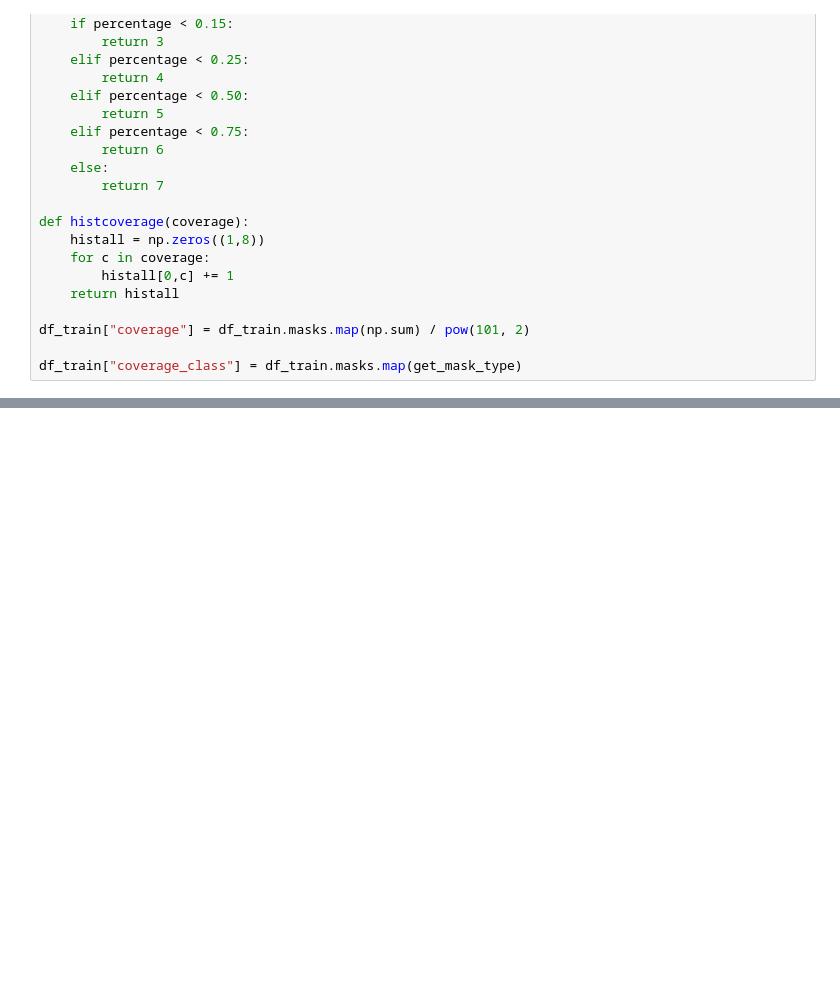
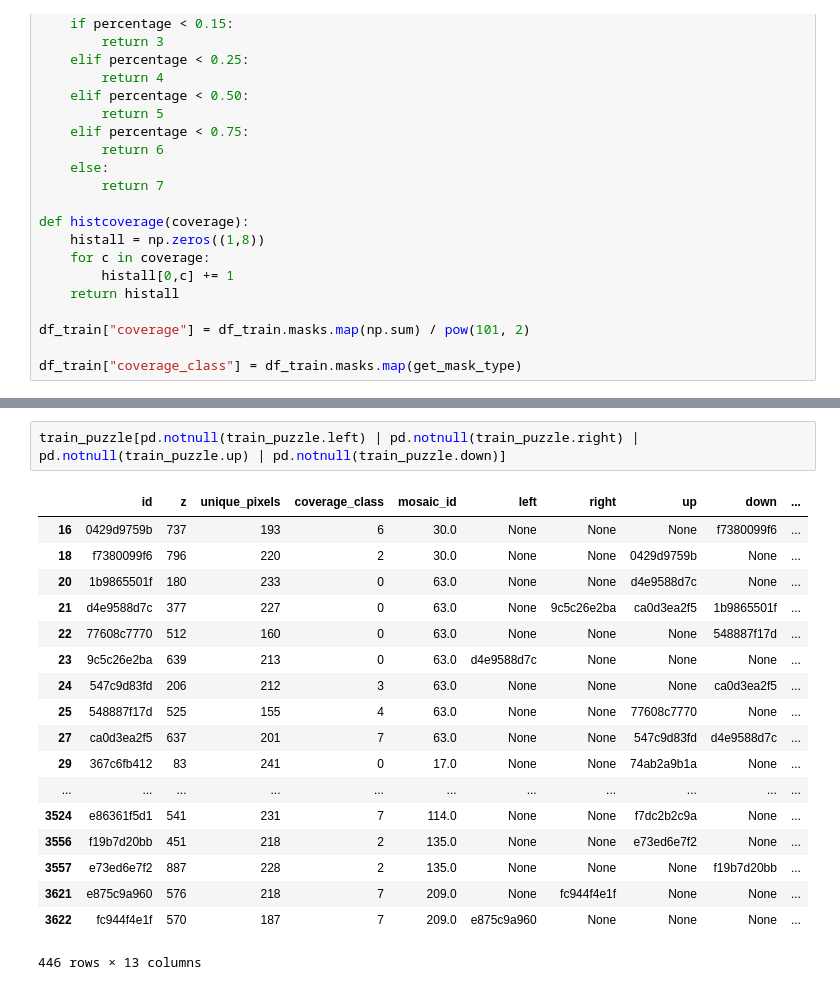
Before and after one commit to ybabakhin/kaggle_salt_bes_phalanx, a Jupyter notebook: datasets/EDA.ipynb, the cells around one changed output, grey strips where cells are left out. Drawn from its saved outputs; the diff is of its cells as text; blank space fills up the shorter version.

```diff
--- a/datasets/EDA.ipynb
+++ b/datasets/EDA.ipynb
@@ -100,0 +323,21 @@ df_train[['fold','coverage_class']].to_csv(os.path.join(DATA_ROOT,'train_proc_v4
+# %%
+train_puzzle[pd.notnull(train_puzzle.left) | pd.notnull(train_puzzle.right) | pd.notnull(train_puzzle.up) | pd.notnull(train_puzzle.down)]
+# %% [output]
+|  | id | z | unique_pixels | coverage_class | mosaic_id | left | right | up | down | ... |
+| 16 | 0429d9759b | 737 | 193 | 6 | 30.0 | None | None | None | f7380099f6 | ... |
+| 18 | f7380099f6 | 796 | 220 | 2 | 30.0 | None | None | 0429d9759b | None | ... |
+| 20 | 1b9865501f | 180 | 233 | 0 | 63.0 | None | None | d4e9588d7c | None | ... |
+| 21 | d4e9588d7c | 377 | 227 | 0 | 63.0 | None | 9c5c26e2ba | ca0d3ea2f5 | 1b9865501f | ... |
+| 22 | 77608c7770 | 512 | 160 | 0 | 63.0 | None | None | None | 548887f17d | ... |
+| 23 | 9c5c26e2ba | 639 | 213 | 0 | 63.0 | d4e9588d7c | None | None | None | ... |
+| 24 | 547c9d83fd | 206 | 212 | 3 | 63.0 | None | None | None | ca0d3ea2f5 | ... |
+| 25 | 548887f17d | 525 | 155 | 4 | 63.0 | None | None | 77608c7770 | None | ... |
+| 27 | ca0d3ea2f5 | 637 | 201 | 7 | 63.0 | None | None | 547c9d83fd | d4e9588d7c | ... |
+| 29 | 367c6fb412 | 83 | 241 | 0 | 17.0 | None | None | 74ab2a9b1a | None | ... |
+| ... | ... | ... | ... | ... | ... | ... | ... | ... | ... | ... |
+| 3524 | e86361f5d1 | 541 | 231 | 7 | 114.0 | None | None | f7dc2b2c9a | None | ... |
+| 3556 | f19b7d20bb | 451 | 218 | 2 | 135.0 | None | None | e73ed6e7f2 | None | ... |
+| 3557 | e73ed6e7f2 | 887 | 228 | 2 | 135.0 | None | None | None | f19b7d20bb | ... |
+| 3621 | e875c9a960 | 576 | 218 | 7 | 209.0 | None | fc944f4e1f | None | None | ... |
+| 3622 | fc944f4e1f | 570 | 187 | 7 | 209.0 | e875c9a960 | None | None | None | ... |
+446 rows × 13 columns
```
Also changed, not shown: parts of 39 cells of this notebook, 12 other files.
